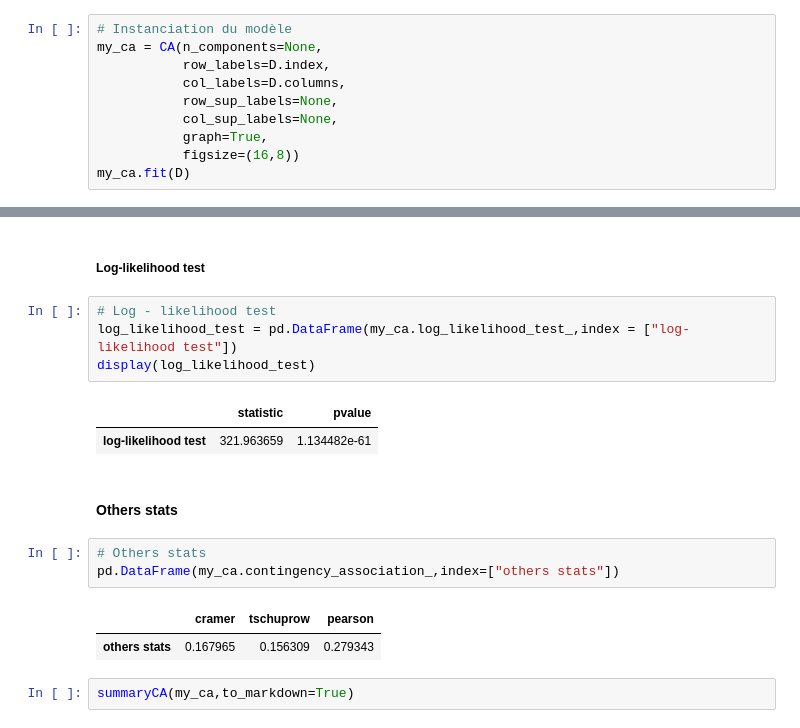
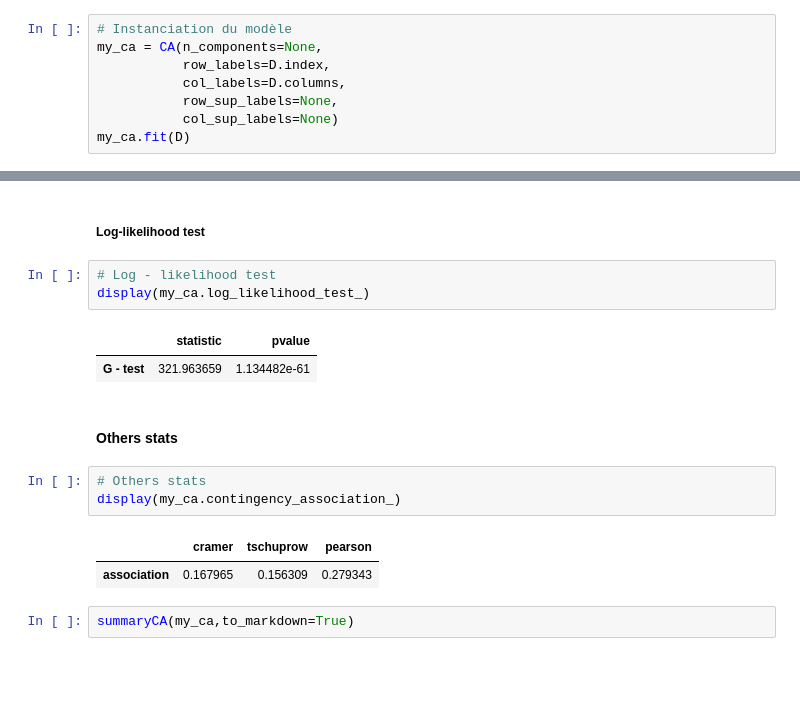
Before and after one commit to enfantbenidedieu/scientisttools, a Jupyter notebook: notebooks/ca_example2.ipynb, the cells around one changed output, grey strips where cells are left out. Drawn from its saved outputs; the diff is of its cells as text; blank space fills up the shorter version.

```diff
--- a/notebooks/ca_example2.ipynb
+++ b/notebooks/ca_example2.ipynb
@@ -30,9 +30,7 @@ my_ca = CA(n_components=None,
            row_labels=D.index,
            col_labels=D.columns,
            row_sup_labels=None,
-           col_sup_labels=None,
-           graph=True,
-           figsize=(16,8))
+           col_sup_labels=None)
 my_ca.fit(D)
 # %% [output]
 CA(col_labels=Index(['Droit', 'Sciences', 'Medecine', 'IUT'], dtype='object'),
@@ -345,19 +341,18 @@ display(iar)
 ##### Log-likelihood test
 # %%
 # Log - likelihood test
-log_likelihood_test = pd.DataFrame(my_ca.log_likelihood_test_,index = ["log-likelihood test"])
-display(log_likelihood_test)
+display(my_ca.log_likelihood_test_)
 # %% [output]
 |  | statistic | pvalue |
-| log-likelihood test | 321.963659 | 1.134482e-61 |
+| G - test | 321.963659 | 1.134482e-61 |
 # %% [markdown]
 #### Others stats
 # %%
 # Others stats
-pd.DataFrame(my_ca.contingency_association_,index=["others stats"])
+display(my_ca.contingency_association_)
 # %% [output]
 |  | cramer | tschuprow | pearson |
-| others stats | 0.167965 | 0.156309 | 0.279343 |
+| association | 0.167965 | 0.156309 | 0.279343 |
 # %%
 summaryCA(my_ca,to_markdown=True)
 # %% [output]
```
Also changed, not shown: parts of 13 cells of this notebook, 20 other files.
